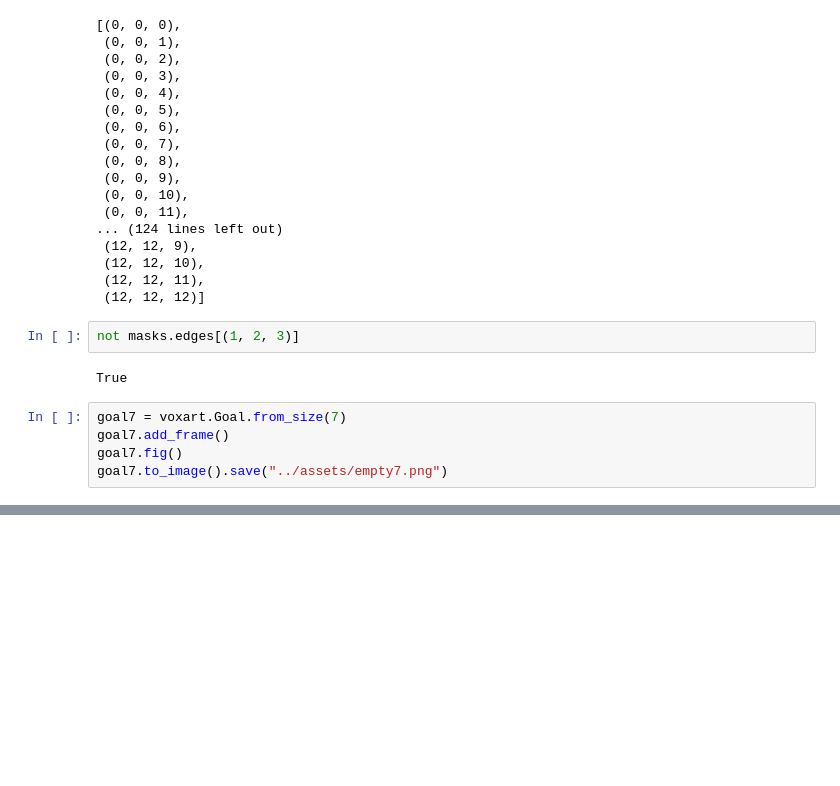
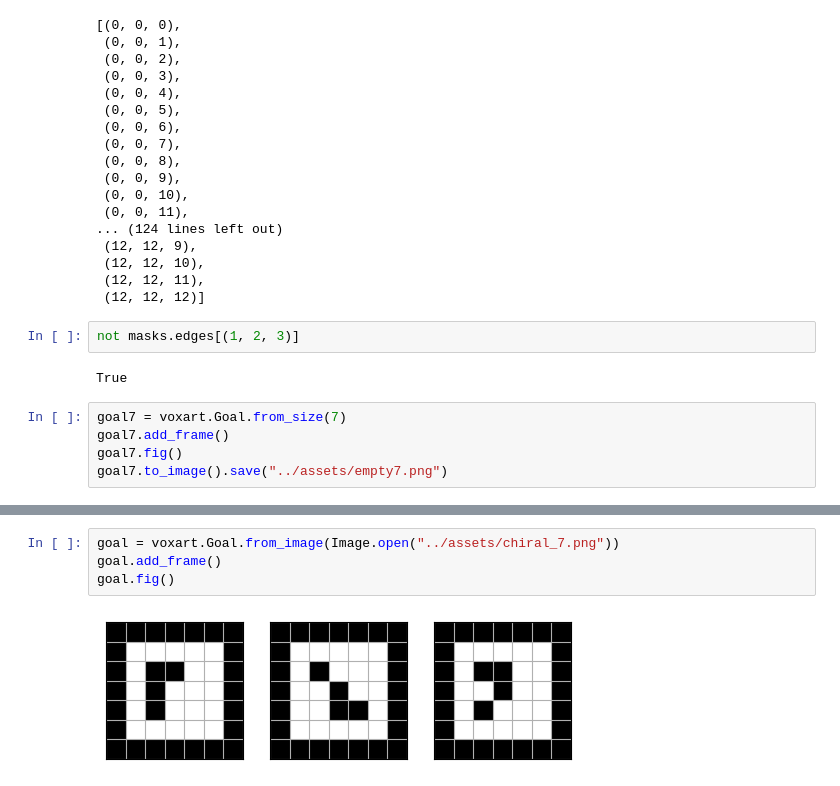
Before and after one commit to pfrstg/voxart, a Jupyter notebook: notebooks/dev.ipynb, the cells around one changed output, grey strips where cells are left out. Cells and saved outputs as stored; diff of their text form; blank space fills up the shorter version.

```diff
--- a/notebooks/dev.ipynb
+++ b/notebooks/dev.ipynb
@@ -1515,0 +1551,6 @@ base_stl
+# %%
+goal = voxart.Goal.from_image(Image.open("../assets/chiral_7.png"))
+goal.add_frame()
+goal.fig()
+# %% [output]
+[figure, added]
```
Also changed, not shown: parts of 37 cells of this notebook, 4 other files.
